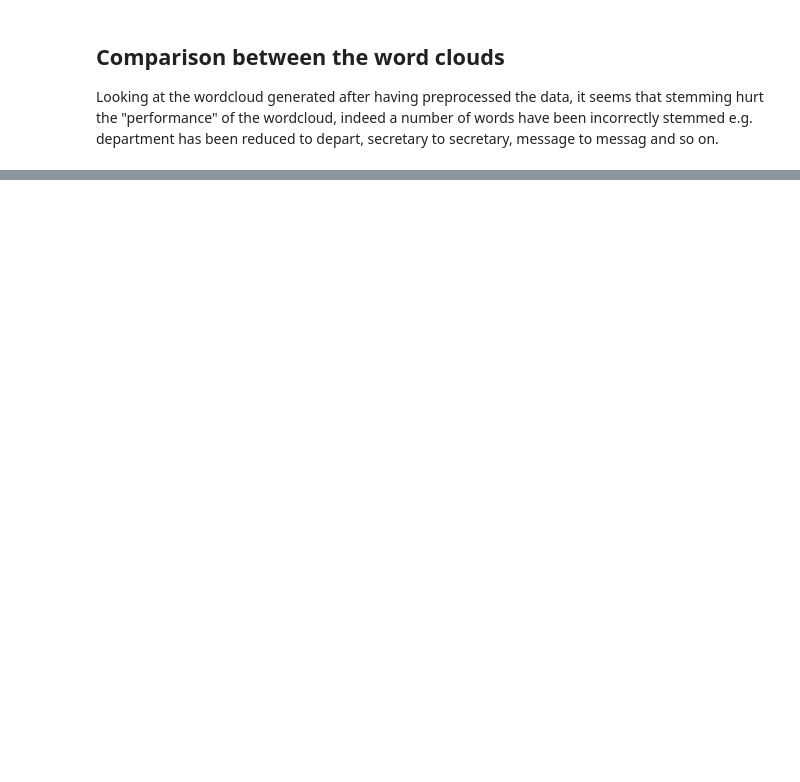
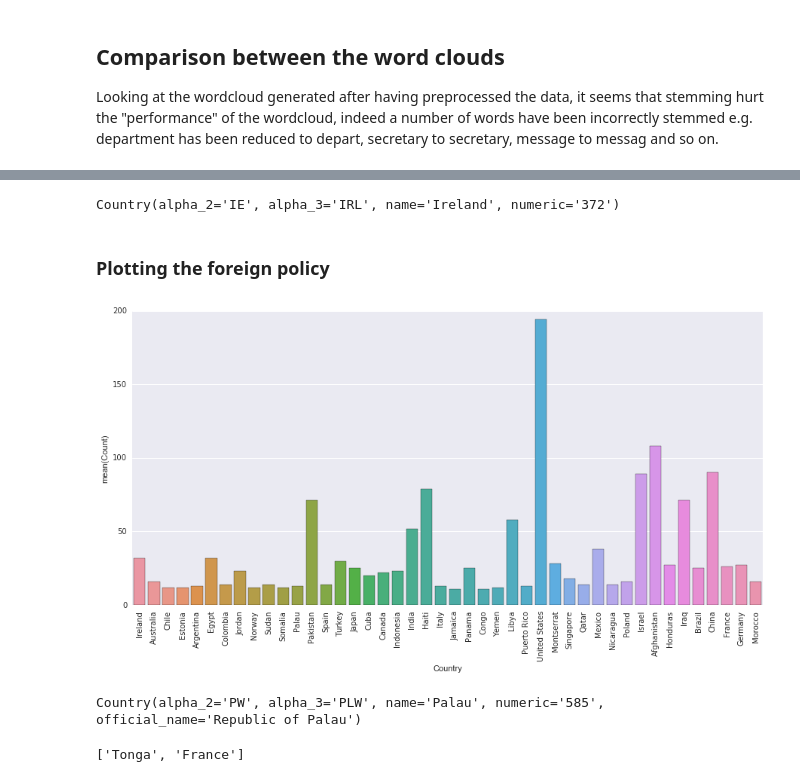
Before and after one commit to Gronlaen/data-analytics-homeworks, a Jupyter notebook: 05 - Taming Text/HW05.ipynb, the cells around one changed output, grey strips where cells are left out. Cells and saved outputs as stored; diff of their text form; code cells hidden in the pictures; blank space fills up the shorter version.

```diff
--- a/05 - Taming Text/HW05.ipynb
+++ b/05 - Taming Text/HW05.ipynb
@@ -103,0 +143,37 @@ Country(alpha_2='AW', alpha_3='ABW', name='Aruba', numeric='533')
+# %%
+def foreign_policy(emails, sentiment_analyzer):
+    start_time = time.time()
+    words_to_be_removed = ["RE", "FM", "TV", "LA", "AL", "BEN", "AQ", "AND", "AM", "AT", "IN", "NO", "PM", "TO",
+                          "BY"]
+    vader_analyzer = SentimentIntensityAnalyzer()
+    foreign_policy = {}
+    cached_stopwords = set(stopwords.words('english'))
+    cached_stopwords.update(words_to_be_removed)
+    i=0
+
+    for email in emails: # TODO: regex instead of tokens lookup parce que ca prend trop de teeeeemps
+        print('{:d} / {:d} emails processed'.format(i, len(emails)))
+        tokens = nltk.word_tokenize(email, language='english')
+        tokens = [word for word in tokens if word not in cached_stopwords]
+        # country lookup in tokens
+        countries = find_countries(tokens)
+        i +=1
+        if not countries: continue
+
+        if sentiment_analyzer =='vader':
+            sentiment = vader_analyzer.polarity_scores(email)
+            score = sentiment['compound']
+        #elif sentiment_analyzer ==''
+
+        for country in countries:
+            if not country in foreign_policy.keys():
+                foreign_policy.update({country: [score, 1]})
+            else:
+                foreign_policy[country][0] += score
+                foreign_policy[country][1] += 1
+    for country, value in foreign_policy.items():
+        foreign_policy.update({country: [(value[0]/value[1]), value[1]]})
+    print("--- %s seconds elapsed ---" % (time.time() - start_time))
+    return foreign_policy
+# %%
+foreign_policy = foreign_policy(text_corpus[:1000], sentiment_analyzer='vader')
@@ -103,0 +198,31 @@ Country(alpha_2='AW', alpha_3='ABW', name='Aruba', numeric='533')
+# %%
+pycountry.countries.get(name='Ireland')
+# %% [output]
+Country(alpha_2='IE', alpha_3='IRL', name='Ireland', numeric='372')
+# %% [markdown]
+### Plotting the foreign policy
+# %%
+df = pd.DataFrame.from_dict(foreign_policy, orient='index')
+df.reset_index(inplace=True)
+df.columns =['Country', 'Sentiment', 'Count']
+df = df[df['Count'] > 10]
+plt.figure(figsize=(15,7))
+plot = sns.barplot(x='Country', y='Count', data=df, orient='vertical')
+plt.xticks(rotation=90);
+# %% [output]
+[figure, added]
+# %%
+pycountry.countries.get(name='Palau')
+# %% [output]
+Country(alpha_2='PW', alpha_3='PLW', name='Palau', numeric='585', official_name='Republic of Palau')
+# %%
+test_sentence = "and here I am AM TO speaking of France"
+cached_stopwords = set(stopwords.words('english'))
+words_to_be_removed = ["RE", "FM", "TV", "LA", "AL", "BEN", "AQ", "AND", "AM", "AT"]
+cached_stopwords.update(words_to_be_removed)
+tokens = nltk.word_tokenize(test_sentence)
+tokens = [word for word in tokens if word not in cached_stopwords]
+countries = find_countries(tokens)
+print(countries)
+# %% [output]
+['Tonga', 'France']
```
Also changed, not shown: parts of 10 cells of this notebook.
